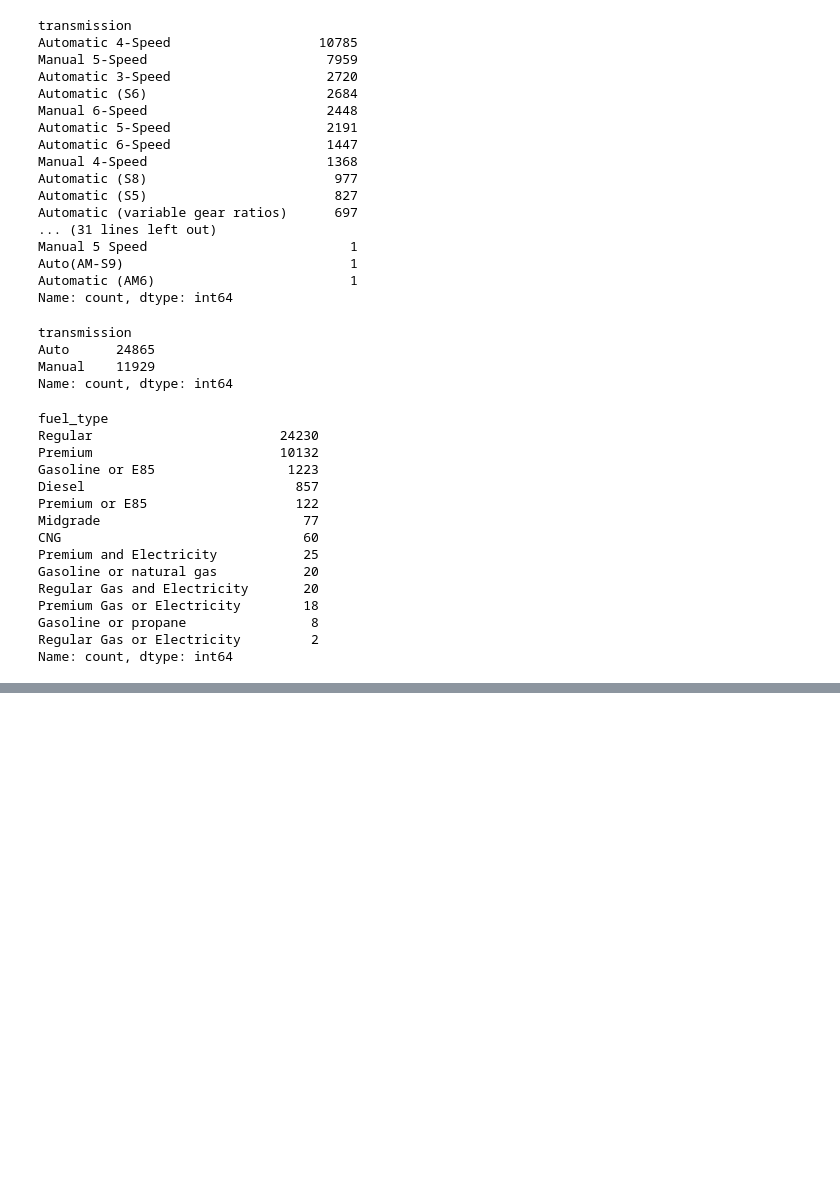
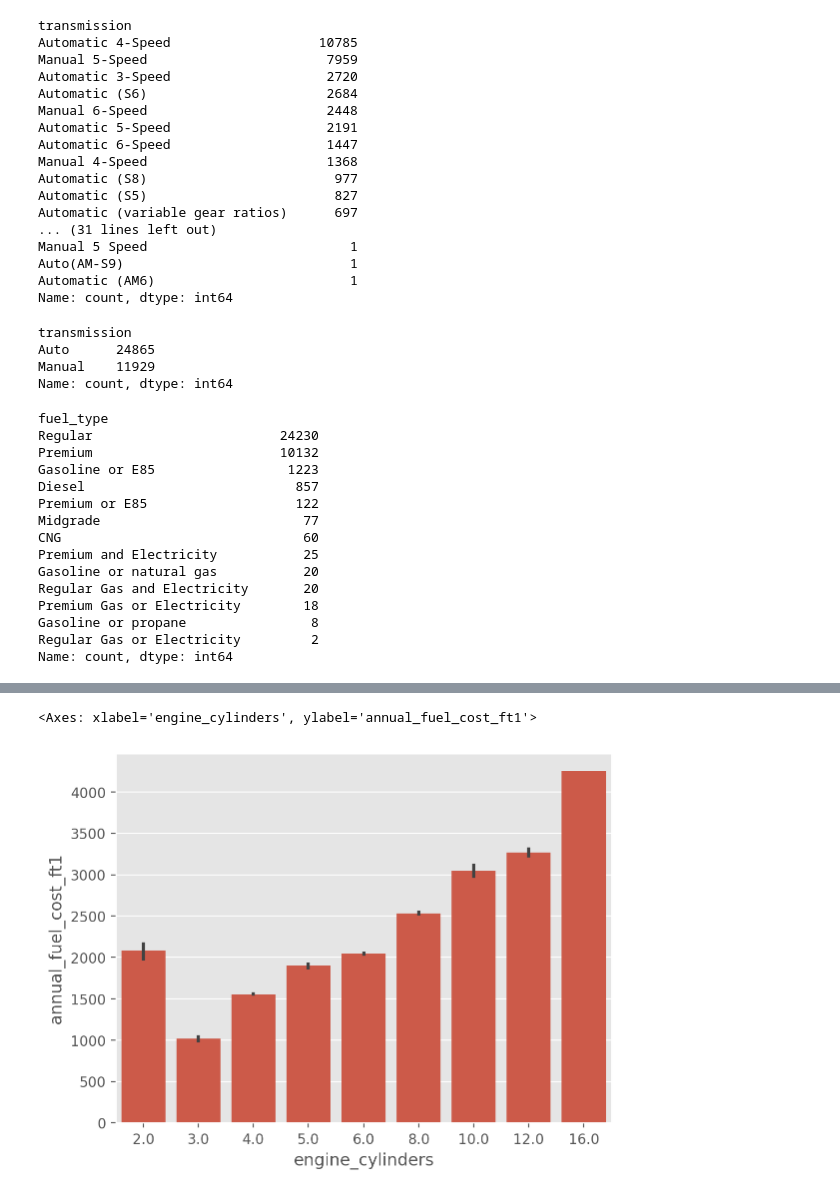
Before and after one commit to awol380/Machine-Learning-2410-Assignment, a Jupyter notebook: Phase_1.ipynb, the cells around one changed output, grey strips where cells are left out. Saved outputs shown, nothing was run; the diff lists cells and outputs as text; code cells hidden in the pictures; blank space fills up the shorter version.

```diff
--- a/Phase_1.ipynb
+++ b/Phase_1.ipynb
@@ -313,3 +324,17 @@ data.describe(include=np.number).round(2) #summarise numeric features
 #data.rename(columns={'oldName1': 'newName1', 'oldName2': 'newName2'}, inplace=True)
 # %%
 data = data.drop_duplicates(subset=data.columns.difference(['vehicle_id'])) #drop duplicate rows
+# %%
+import matplotlib.pyplot as plt
+%matplotlib inline
+%config InlineBackend.figure_format = 'retina'
+plt.style.use("ggplot")
+
+import seaborn as sns
+
+sns.barplot(data=data, x="engine_cylinders", y="annual_fuel_cost_ft1")
+
+#sns.histplot(data=data, x="engine_cylinders", y="annual_fuel_cost_ft1")
+# %% [output]
+<Axes: xlabel='engine_cylinders', ylabel='annual_fuel_cost_ft1'>
+[figure, added]
```
Also changed, not shown: parts of 4 cells of this notebook.
